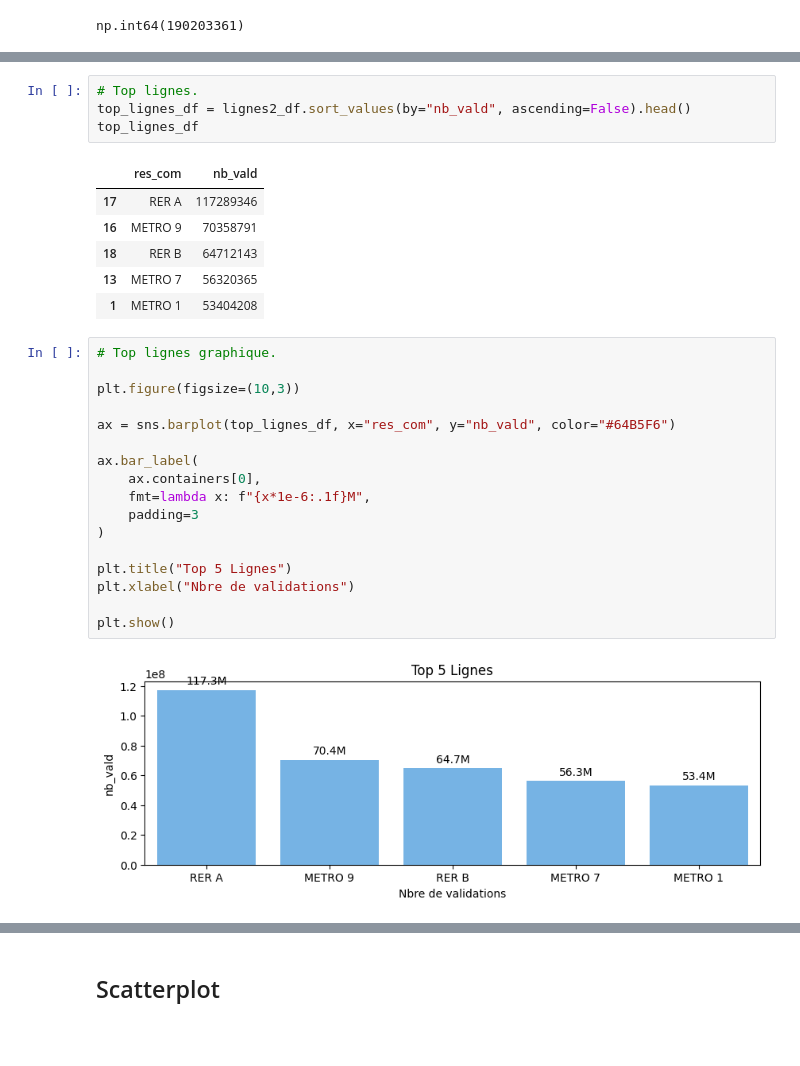
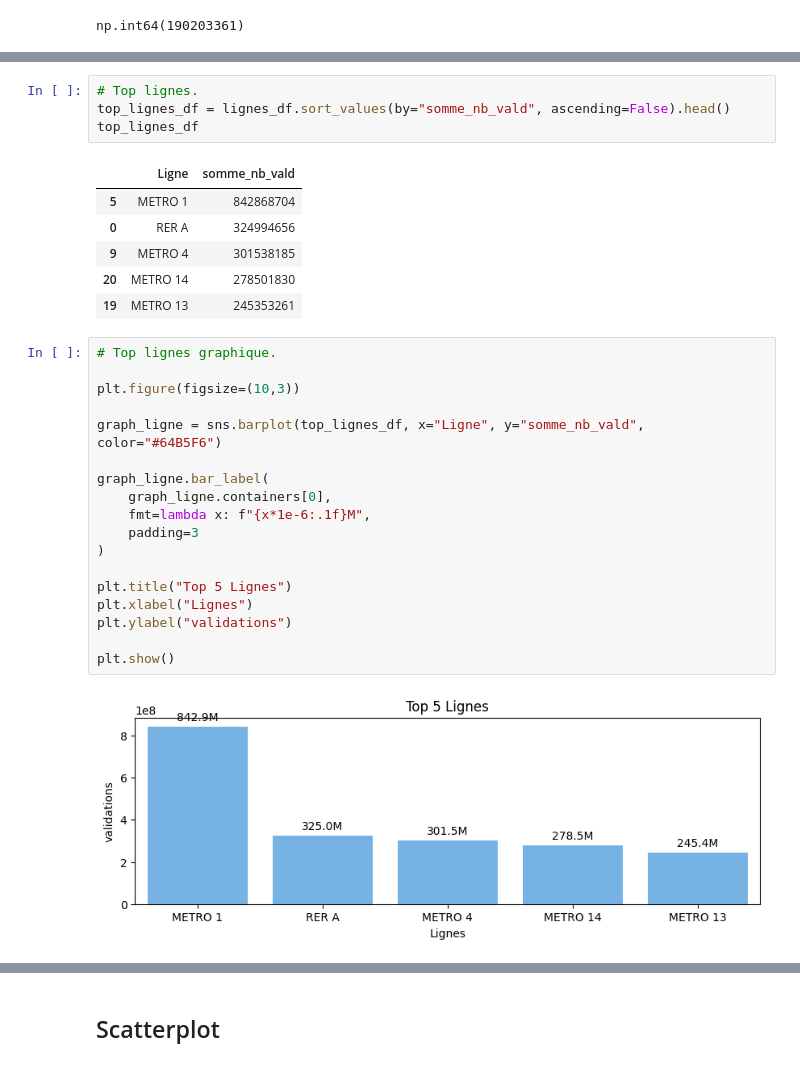
Before and after one commit to m1111111ke/idfm, a Jupyter notebook: notebooks/2_idfm_analyses.ipynb, the cells around one changed output, grey strips where cells are left out. Drawn from its saved outputs; the diff is of its cells as text; blank space fills up the shorter version.

Commit message:
Correction validations par ligne + graphiques analyse top stations et top lignes

```diff
--- a/notebooks/2_idfm_analyses.ipynb
+++ b/notebooks/2_idfm_analyses.ipynb
@@ -144,30 +137,31 @@ plt.show()
 # %%
 # Top lignes.
-top_lignes_df = lignes2_df.sort_values(by="nb_vald", ascending=False).head()
+top_lignes_df = lignes_df.sort_values(by="somme_nb_vald", ascending=False).head()
 top_lignes_df
 # %% [output]
-|  | res_com | nb_vald |
-| 17 | RER A | 117289346 |
-| 16 | METRO 9 | 70358791 |
-| 18 | RER B | 64712143 |
-| 13 | METRO 7 | 56320365 |
-| 1 | METRO 1 | 53404208 |
+|  | Ligne | somme_nb_vald |
+| 5 | METRO 1 | 842868704 |
+| 0 | RER A | 324994656 |
+| 9 | METRO 4 | 301538185 |
+| 20 | METRO 14 | 278501830 |
+| 19 | METRO 13 | 245353261 |
 # %%
 # Top lignes graphique.
 
 plt.figure(figsize=(10,3))
 
-ax = sns.barplot(top_lignes_df, x="res_com", y="nb_vald", color="#64B5F6")
+graph_ligne = sns.barplot(top_lignes_df, x="Ligne", y="somme_nb_vald", color="#64B5F6")
 
-ax.bar_label(
-    ax.containers[0],
+graph_ligne.bar_label(
+    graph_ligne.containers[0],
     fmt=lambda x: f"{x*1e-6:.1f}M",
     padding=3
 )
 
 plt.title("Top 5 Lignes")
-plt.xlabel("Nbre de validations")
+plt.xlabel("Lignes")
+plt.ylabel("validations")
 
 plt.show()
 # %% [output]
-[figure, old version]
+[figure, new version]
```
Also changed, not shown: parts of 16 cells of this notebook, 1 other file.
